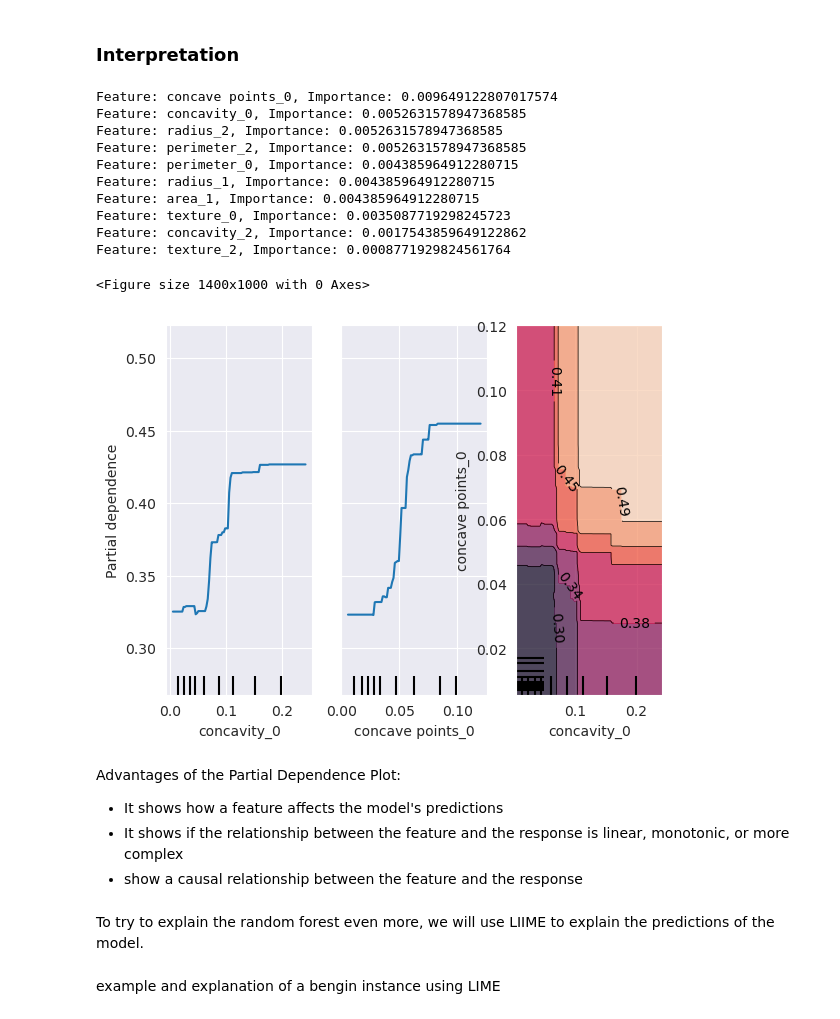
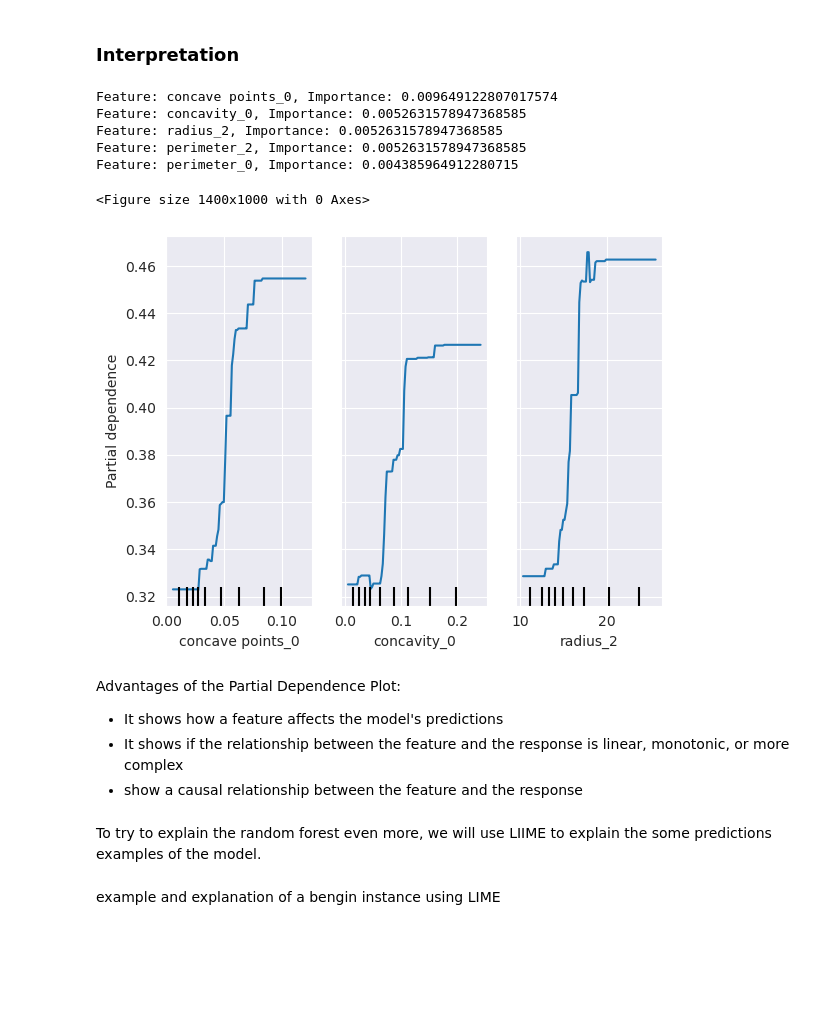
Before and after one commit to lucamodica/design-of-ai-systems--chalmers, a Jupyter notebook: assignments/4-diagnostic-systems/4-diagnostic-systems.ipynb, the cells around one changed output. Saved outputs shown, nothing was run; the diff lists cells and outputs as text; code cells hidden in the pictures; blank space fills up the shorter version.

```diff
--- a/assignments/4-diagnostic-systems/4-diagnostic-systems.ipynb
+++ b/assignments/4-diagnostic-systems/4-diagnostic-systems.ipynb
@@ -269,13 +261,22 @@ plot_roc_curve(y_true, y_pred)
 # %%
-# hyperparameters chosen using RandomizedSearchCV
 hyperparameters_rf = {
-  "n_estimators": [50, 100, 200, 500, 1000, 1500, 2000],
-  "max_depth": [3, 5, 10, 20, 50, 100, None],
+  "n_estimators": [50, 100, 200, 1000, 1500, 2000],
+  "max_depth": [5, 10, 20, 50, 100, None],
   "min_samples_split": [2, 5, 10],
   "max_features": ['log2', 'sqrt']
 }
+# %%
+# feature selection based on high correlation with the other features and the domain knowledge
+# (in particular, it's based on the observation in the heatmap that the features are highly correlated
+# with each other, instead of which one are used in the rules above)
+
+# features_to_drop = ['perimeter_0', 'perimeter_1', 'perimeter_2', 'concave points_0', 'concave points_1', 'concave points_2']
+# X_selected = data.drop(columns=['malignant'] + features_to_drop)
+
+X_selected = data.drop(columns=['malignant'])
 # %%
-X_train, X_test, y_train, y_test = train_test_split(data.drop('malignant', axis=1), data['malignant'], test_size=0.2, random_state=42)
+X_train, X_test, y_train, y_test = train_test_split(
+    X_selected, data['malignant'], test_size=0.2, random_state=42)
 # %%
 from sklearn.ensemble import RandomForestClassifier
 
@@ -326,28 +326,25 @@ plot_roc_curve(y_test, y_pred_rf)
 ### Interpretation
 # %%
 rf = clf.best_estimator_
-top_n_feature_importance(10, rf, X_test=X_test, y_test=y_test)
+top_n_feature_importance(5, rf, X_test=X_test, y_test=y_test)
 # %% [output]
 Feature: concave points_0, Importance: 0.009649122807017574
 Feature: concavity_0, Importance: 0.0052631578947368585
 Feature: radius_2, Importance: 0.0052631578947368585
 Feature: perimeter_2, Importance: 0.0052631578947368585
 Feature: perimeter_0, Importance: 0.004385964912280715
-Feature: radius_1, Importance: 0.004385964912280715
-Feature: area_1, Importance: 0.004385964912280715
-Feature: texture_0, Importance: 0.0035087719298245723
-Feature: concavity_2, Importance: 0.0017543859649122862
-Feature: texture_2, Importance: 0.0008771929824561764
 # %%
 from sklearn.inspection import PartialDependenceDisplay
 
-# relationship between the 2 most important features and the target, and the interaction between them
+# relationship between the 3 most important features for the model and
+# how much they contribute to the prediction probability
 plt.figure(figsize=(14, 10))
-PartialDependenceDisplay.from_estimator(rf, X_train, features=[7, 6, (7, 6)])
+PartialDependenceDisplay.from_estimator(
+    rf, X_train, features=['concave points_0', 'concavity_0', 'radius_2'])
 plt.show()
 # %% [output]
 <Figure size 1400x1000 with 0 Axes>
-[figure, old version]
+[figure, new version]
 # %% [markdown]
 Advantages of the Partial Dependence Plot:
 
@@ -355,7 +352,7 @@ Advantages of the Partial Dependence Plot:
 - It shows if the relationship between the feature and the response is linear, monotonic, or more complex
 - show a causal relationship between the feature and the response
 # %% [markdown]
-To try to explain the random forest even more, we will use LIIME to explain the predictions of the model.
+To try to explain the random forest even more, we will use LIIME to explain the some predictions examples of the model.
 # %%
 import lime
 import lime.lime_tabular
```
Also changed, not shown: parts of 16 cells of this notebook.
